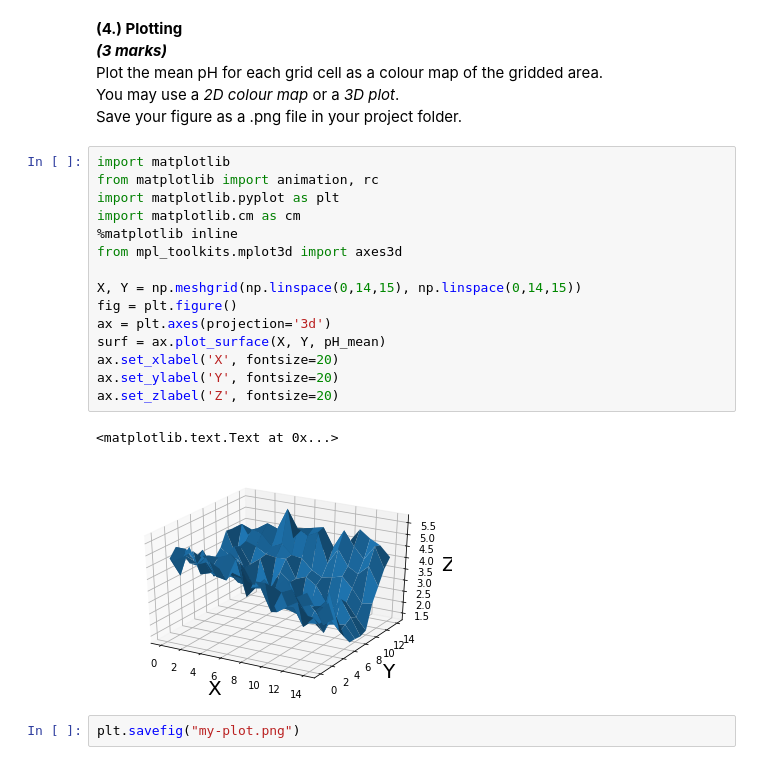
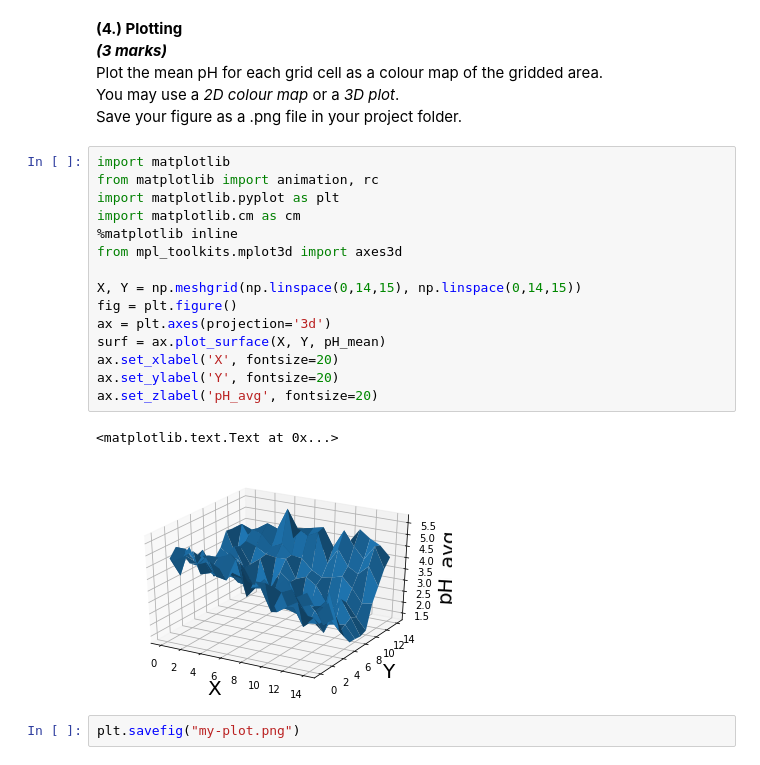
Before and after one commit to zaheirava/snake, a Jupyter notebook: CourseworkAssignment_Student.ipynb, the cells around one changed output. Saved outputs shown, nothing was run; the diff lists cells and outputs as text.

```diff
--- a/CourseworkAssignment_Student.ipynb
+++ b/CourseworkAssignment_Student.ipynb
@@ -203,21 +203,21 @@ __(4.) Plotting__
 # %%
 import matplotlib
 from matplotlib import animation, rc
 import matplotlib.pyplot as plt
 import matplotlib.cm as cm
 %matplotlib inline
 from mpl_toolkits.mplot3d import axes3d
 
 X, Y = np.meshgrid(np.linspace(0,14,15), np.linspace(0,14,15))
 fig = plt.figure()
 ax = plt.axes(projection='3d')
 surf = ax.plot_surface(X, Y, pH_mean)
 ax.set_xlabel('X', fontsize=20)
 ax.set_ylabel('Y', fontsize=20)
-ax.set_zlabel('Z', fontsize=20)
+ax.set_zlabel('pH_avg', fontsize=20)
 # %% [output]
 <matplotlib.text.Text at 0x...>
-[figure, old version]
+[figure, new version]
 # %%
 plt.savefig("my-plot.png")
 # %% [output]
```
Also changed, not shown: parts of 5 cells of this notebook, 2 other files.
